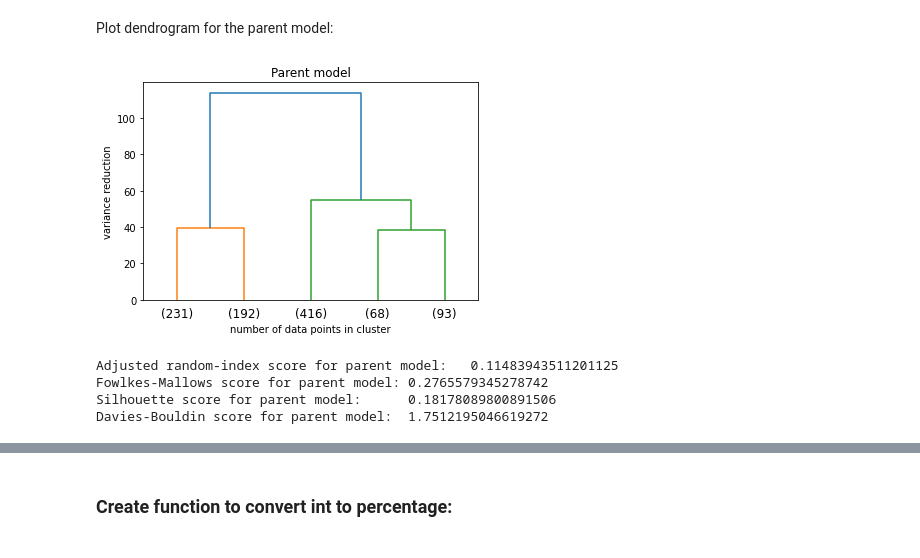
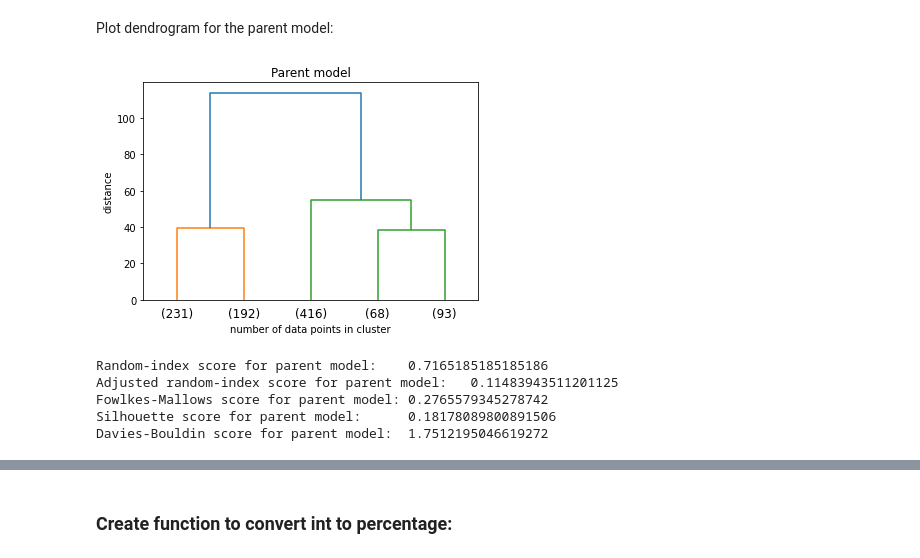
Before and after one commit to simonou99/music_genre_classification, a Jupyter notebook: main.ipynb, the cells around one changed output, grey strips where cells are left out. Saved outputs shown, nothing was run; the diff lists cells and outputs as text; code cells hidden in the pictures.

```diff
--- a/main.ipynb
+++ b/main.ipynb
@@ -330,17 +360,19 @@ Plot dendrogram for the parent model:
 # %%
 plt.title("Parent model")
 plot_dendrogram(parent_mod, truncate_mode="lastp", p=5)
 plt.xlabel("number of data points in cluster")
-plt.ylabel("variance reduction")
+plt.ylabel("distance")
 plt.show()
 # %% [output]
-[figure, old version]
+[figure, new version]
 # %%
+print(f'Random-index score for parent model:\t{metrics.rand_score(y,parent_mod.labels_)}')
 print(f'Adjusted random-index score for parent model:\t{metrics.adjusted_rand_score(y,parent_mod.labels_)}')
 print(f'Fowlkes-Mallows score for parent model:\t{metrics.fowlkes_mallows_score(y,parent_mod.labels_)}')
 print(f'Silhouette score for parent model:\t{metrics.silhouette_score(X=X,labels=parent_mod.labels_,sample_size=800,random_state=123)}')
 print(f'Davies-Bouldin score for parent model:\t{metrics.davies_bouldin_score(X,parent_mod.labels_)}')
 # %% [output]
+Random-index score for parent model:    0.7165185185185186
 Adjusted random-index score for parent model:   0.11483943511201125
 Fowlkes-Mallows score for parent model: 0.2765579345278742
 Silhouette score for parent model:      0.18178089800891506
```
Also changed, not shown: parts of 27 cells of this notebook.
